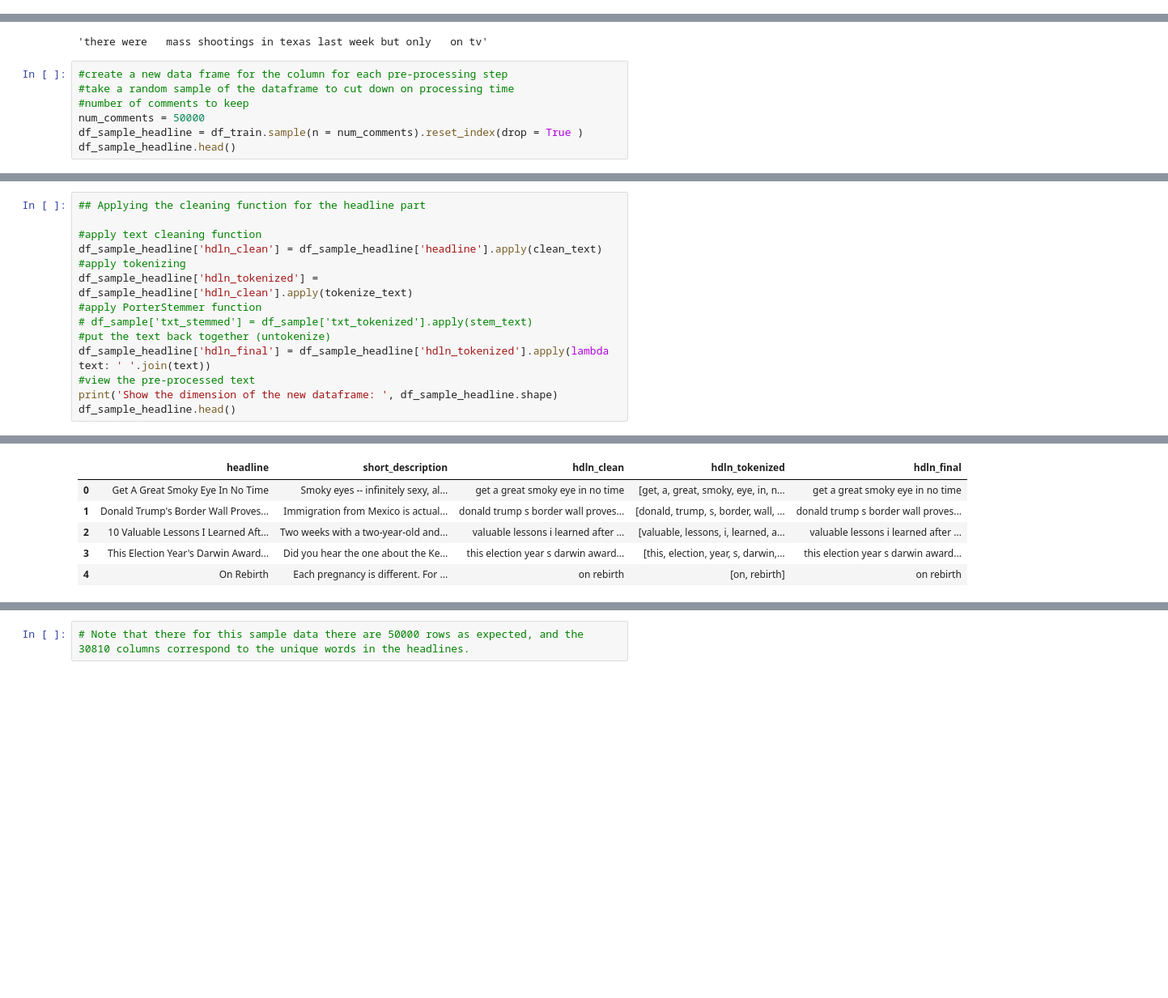
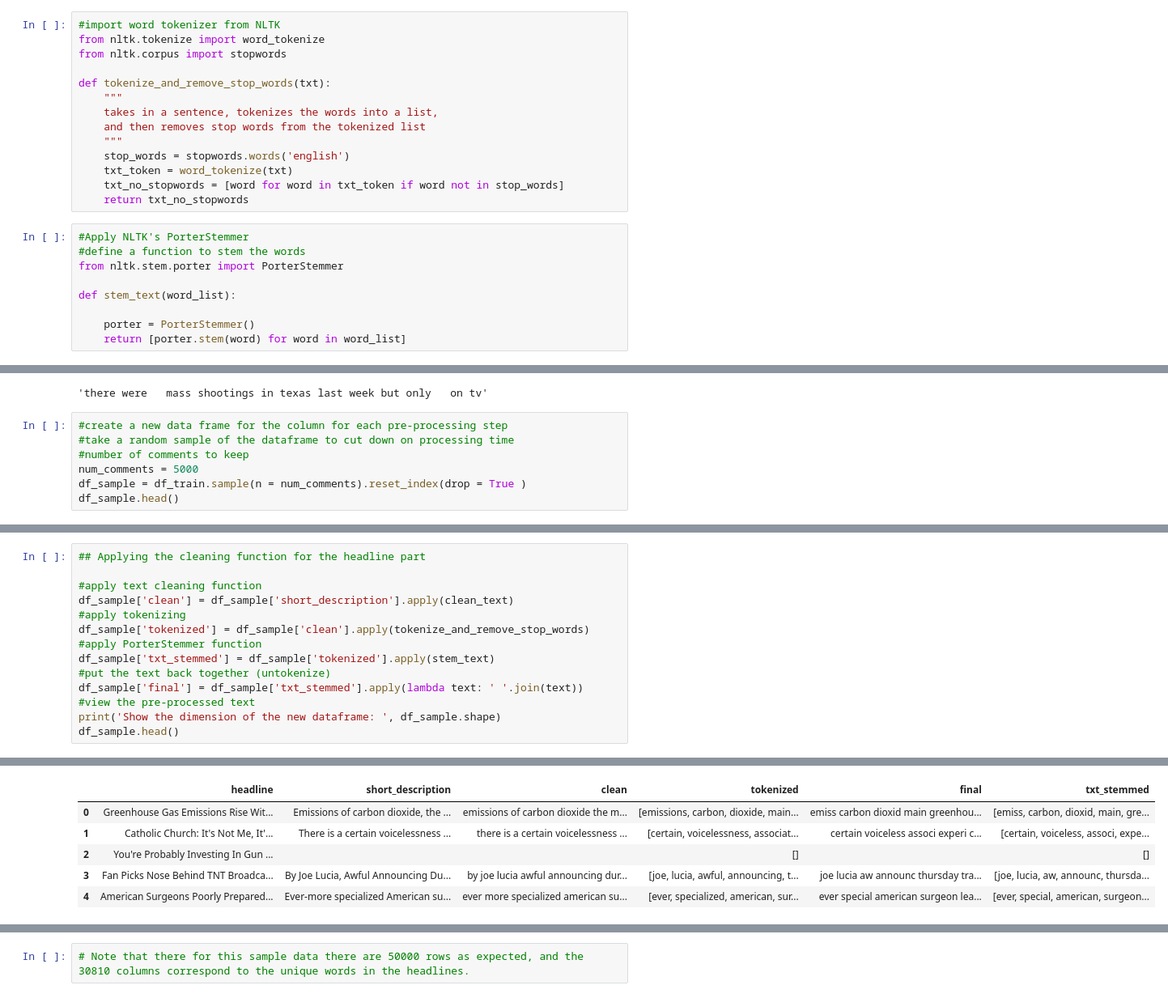
Before and after one commit to samantoz/bu_dsc, a Jupyter notebook: notebooks/DSC550/submitted/project_article_classification.ipynb, the cells around one changed output, grey strips where cells are left out. Shown at 81% size. Cells and saved outputs as stored; diff of their text form; blank space fills up the shorter version.

Commit message:
commit after week 8

```diff
--- a/notebooks/DSC550/submitted/project_article_classification.ipynb
+++ b/notebooks/DSC550/submitted/project_article_classification.ipynb
@@ -402,3 +396,26 @@ def tokenize_text(text):
+# %%
+#import word tokenizer from NLTK
+from nltk.tokenize import word_tokenize
+from nltk.corpus import stopwords
+
+def tokenize_and_remove_stop_words(txt):
+    """
+    takes in a sentence, tokenizes the words into a list,
+    and then removes stop words from the tokenized list
+    """
+    stop_words = stopwords.words('english')
+    txt_token = word_tokenize(txt)
+    txt_no_stopwords = [word for word in txt_token if word not in stop_words]
+    return txt_no_stopwords
+# %%
+#Apply NLTK's PorterStemmer
+#define a function to stem the words
+from nltk.stem.porter import PorterStemmer
+
+def stem_text(word_list):
+
+    porter = PorterStemmer()
+    return [porter.stem(word) for word in word_list]
 # %%
 # Testing the functions
 input_txt = "There Were 2 Mass Shootings In Texas Last Week, But Only 1 On TV"
@@ -410,8 +427,8 @@ output_txt
 #create a new data frame for the column for each pre-processing step
 #take a random sample of the dataframe to cut down on processing time
 #number of comments to keep
-num_comments = 50000
-df_sample_headline = df_train.sample(n = num_comments).reset_index(drop = True )
-df_sample_headline.head()
+num_comments = 5000
+df_sample = df_train.sample(n = num_comments).reset_index(drop = True )
+df_sample.head()
 # %% [output]
 |  | headline | short_description |
@@ -424,14 +441,14 @@ df_sample_headline.head()
 ## Applying the cleaning function for the headline part
 
 #apply text cleaning function
-df_sample_headline['hdln_clean'] = df_sample_headline['headline'].apply(clean_text)
+df_sample['clean'] = df_sample['short_description'].apply(clean_text)
 #apply tokenizing
-df_sample_headline['hdln_tokenized'] = df_sample_headline['hdln_clean'].apply(tokenize_text)
+df_sample['tokenized'] = df_sample['clean'].apply(tokenize_and_remove_stop_words)
 #apply PorterStemmer function
-# df_sample['txt_stemmed'] = df_sample['txt_tokenized'].apply(stem_text)
+df_sample['txt_stemmed'] = df_sample['tokenized'].apply(stem_text)
 #put the text back together (untokenize)
-df_sample_headline['hdln_final'] = df_sample_headline['hdln_tokenized'].apply(lambda text: ' '.join(text))
+df_sample['final'] = df_sample['txt_stemmed'].apply(lambda text: ' '.join(text))
 #view the pre-processed text
-print('Show the dimension of the new dataframe: ', df_sample_headline.shape)
-df_sample_headline.head()
+print('Show the dimension of the new dataframe: ', df_sample.shape)
+df_sample.head()
 # %% [output]
@@ -439,9 +456,9 @@ Show the dimension of the new dataframe:  (50000, 5)
-|  | headline | short_description | hdln_clean | hdln_tokenized | hdln_final |
-| 0 | Get A Great Smoky Eye In No Time | Smoky eyes -- infinitely sexy, al... | get a great smoky eye in no time | [get, a, great, smoky, eye, in, n... | get a great smoky eye in no time |
-| 1 | Donald Trump's Border Wall Proves... | Immigration from Mexico is actual... | donald trump s border wall proves... | [donald, trump, s, border, wall, ... | donald trump s border wall proves... |
-| 2 | 10 Valuable Lessons I Learned Aft... | Two weeks with a two-year-old and... | valuable lessons i learned after ... | [valuable, lessons, i, learned, a... | valuable lessons i learned after ... |
-| 3 | This Election Year's Darwin Award... | Did you hear the one about the Ke... | this election year s darwin award... | [this, election, year, s, darwin,... | this election year s darwin award... |
-| 4 | On Rebirth | Each pregnancy is different. For ... | on rebirth | [on, rebirth] | on rebirth |
+|  | headline | short_description | clean | tokenized | final | txt_stemmed |
+| 0 | Greenhouse Gas Emissions Rise Wit... | Emissions of carbon dioxide, the ... | emissions of carbon dioxide the m... | [emissions, carbon, dioxide, main... | emiss carbon dioxid main greenhou... | [emiss, carbon, dioxid, main, gre... |
+| 1 | Catholic Church: It's Not Me, It'... | There is a certain voicelessness ... | there is a certain voicelessness ... | [certain, voicelessness, associat... | certain voiceless associ experi c... | [certain, voiceless, associ, expe... |
+| 2 | You're Probably Investing In Gun ... |  |  | [] |  | [] |
+| 3 | Fan Picks Nose Behind TNT Broadca... | By Joe Lucia, Awful Announcing Du... | by joe lucia awful announcing dur... | [joe, lucia, awful, announcing, t... | joe lucia aw announc thursday tra... | [joe, lucia, aw, announc, thursda... |
+| 4 | American Surgeons Poorly Prepared... | Ever-more specialized American su... | ever more specialized american su... | [ever, specialized, american, sur... | ever special american surgeon lea... | [ever, special, american, surgeon... |
 # %%
 # Using the word count vectorizer as feature engineering work.
 # As part of this exercise I am using only the headline text
```
Also changed, not shown: parts of 20 cells of this notebook, 3 other files.
